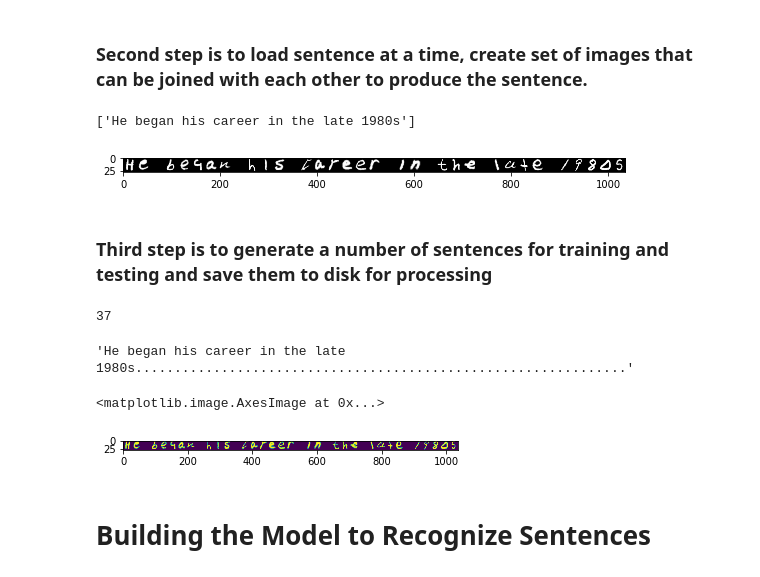
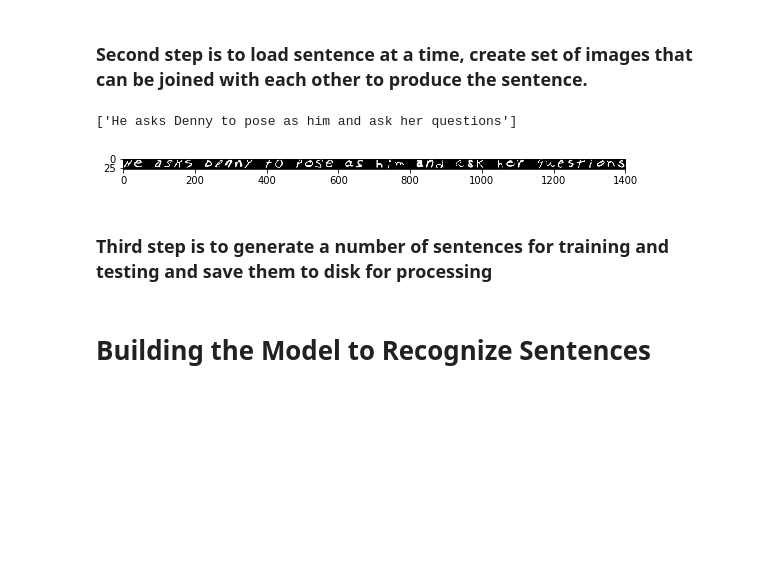
Before and after one commit to PacktPublishing/Hands-On-Deep-Learning-for-Mobile, a Jupyter notebook: Chapter6/reading-sentences.ipynb, the cells around one changed output. Drawn from its saved outputs; the diff is of its cells as text; code cells hidden in the pictures; blank space fills up the shorter version.

```diff
--- a/Chapter6/reading-sentences.ipynb
+++ b/Chapter6/reading-sentences.ipynb
@@ -42,10 +42,12 @@ sentences = []
 table = str.maketrans({key: None for key in string.punctuation})  # translation table
 
 for sentence in raw_sentences:
-    clean_sentence = re.sub('  +', ' ', sentence.translate(table))  # remove punctuation
+    # remove punctuation and non-ascii characters
+    clean_sentence = re.sub('  +', ' ', sentence.translate(table)).\
+                        encode("ascii", 'ignore').decode()
     sentences.append(clean_sentence.strip())  # add to clean sentences
 
-print(sentences[99], '\n', raw_sentences[99])
+print(sentences[99], '\n', raw_sentences[99])  # to verify
 # %% [output]
 He was was arrested and booked on charges of first degree murder and first degree robbery
   He was was arrested and booked on charges of first - degree murder and first - degree robbery .
@@ -105,15 +107,15 @@ def get_sample_sentences(sentences_in=sentences, num_sentence=10):
     # Get a defined number of sentences from the data
     return np.random.choice(sentences_in, num_sentence)
 
-def get_generate_image(words, chars=train['features'], index=image_index):
-    # sentence is string of char/numbers that needs to be converted into an image
+def get_generated_image(words, chars=train['features'], index=image_index):
+    # words is string of char/numbers that needs to be converted into an image
     # chars is a data set of images that need to be used to compose, usually pass in train['features'] in here
     # index maps a character to indexes in the images, available as dictionary
     height, width = train['features'][0].shape # height and width of each character
     length = len(words) # total number of characters in the image
 
     # create an empty array to store the data
-    image = np.zeros((height, width * length), np.float64)
+    image = np.zeros((height, width * length))
     pos = 0  # starting index of the character
 
     for char in words:
@@ -121,22 +123,26 @@ def get_generate_image(words, chars=train['features'], index=image_index):
             pos += width # if space, move over
         else:
             if char in image_index:
-                idx = np.random.choice(image_index[char])  # pick a random item from all images for that char
-            else:
-                idx = np.random.choice(image_index[char.upper()])  # for some characters, there is only upper case
-            image[:, pos:(pos+width)] += chars[idx]
+                # pick a random item from all images for that char
+                idx = np.random.choice(image_index[char])
+                image[:, pos:(pos+width)] += chars[idx]
+            elif char.upper() in image_index:  # to remove characters from other languages
+                # for some characters, there is only upper case
+                idx = np.random.choice(image_index[char.upper()])
+                image[:, pos:(pos+width)] += chars[idx]
+
             pos += width
 
     return image
 # %%
 s = get_sample_sentences(sentences, 1)
 print(s)
-img = get_generate_image(s[0])
+img = get_generated_image(s[0])
 plt.figure(figsize=(9,2))
 plt.imshow(img, cmap='gray')
 plt.show()
 # %% [output]
-['He began his career in the late 1980s']
+['He asks Denny to pose as him and ask her questions']
-[figure, old version]
+[figure, new version]
 # %% [markdown]
 ### Third step is to generate a number of sentences for training and testing and save them to disk for processing
@@ -146,19 +149,2 @@ images_tst = np.zeros((3, height, width), np.float64)
-# %%
-s1 = s[0]
-len(s1)
-# %% [output]
-37
-# %%
-s1[0:20] if (len(s1) > 100) else s1.ljust(100, '.')
-# %% [output]
-'He began his career in the late 1980s...............................................................'
-# %%
-images_tst[0, :, :] += img
-images_tst[1, :, :] += img
-images_tst[2, :, :] += img
-plt.imshow(images_tst[2])
-# %% [output]
-<matplotlib.image.AxesImage at 0x...>
-[figure, removed]
 # %%
 train_sentences = sentences[:9000]
```
Also changed, not shown: parts of 2 cells of this notebook.
